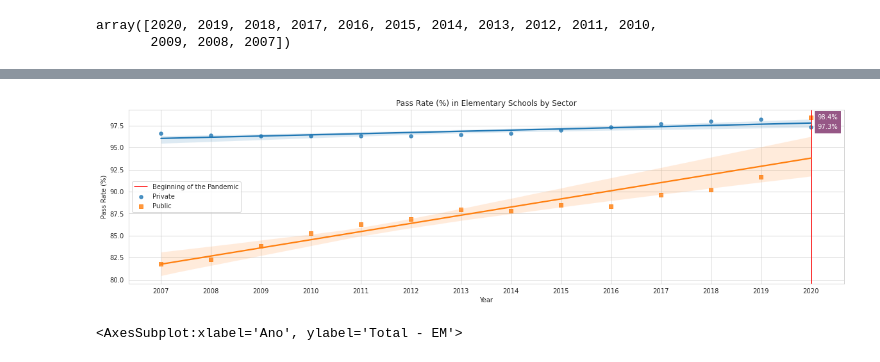
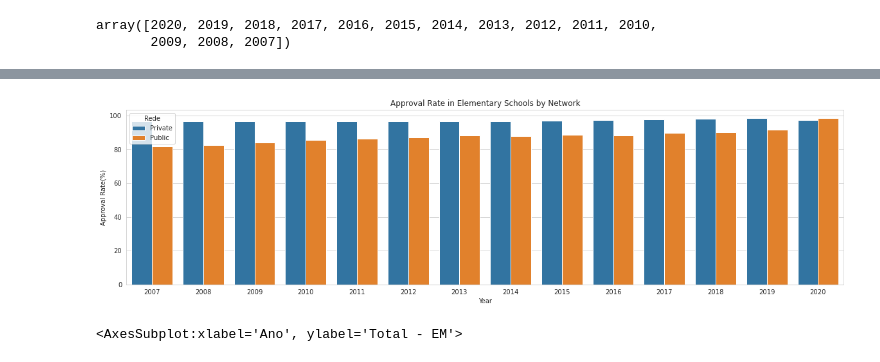
Before and after one commit to aianshay/covid-impacts-on-education, a Jupyter notebook: viz_rq3_rq4.ipynb, the cells around one changed output, grey strips where cells are left out. Drawn from its saved outputs; the diff is of its cells as text; code cells hidden in the pictures.

```diff
--- a/viz_rq3_rq4.ipynb
+++ b/viz_rq3_rq4.ipynb
@@ -121,0 +201,11 @@ sns.lineplot(data=urban_rural_data, x='Ano', y='Total - EM', hue='Localização'
+# %%
+plt.figure(figsize=(20,5))
+#plt.axvline(x=12.5, label="Beginning of the Pandemic", color="red", linestyle='-')
+sns.set_style("whitegrid")
+
+sns.barplot(data=approval_urban_rural, x='Ano', y='Total - EM',
+                  hue='Localização')
+
+plt.title("Approval Rate in High Schools by Localization")
+plt.ylabel("Approval Rate(%)")
+plt.xlabel("Year");
@@ -121,0 +225,9 @@ sns.lineplot(data=urban_rural_data, x='Ano', y='Total - EM', hue='Localização'
+# %%
+def translate_network(value):
+    if value == "Pública":
+        return "Public"
+
+    if value == 'Privada':
+        return "Private"
+
+approval_public_private['Rede'] = approval_public_private.Rede.apply(translate_network)
@@ -155,27 +264,16 @@ sns.lineplot(data=public_private_data, x='Ano', y='Total - EF', hue='Rede')
 # %%
 plt.figure(figsize=(20,5))
-plt.axvline(x=2020.01, label="Beginning of the Pandemic", color='red', linestyle='-')
+#plt.axvline(x=12.5, label="Beginning of the Pandemic", color="red", linestyle='-')
 sns.set_style("whitegrid")
-ax = sns.regplot(data=private, x='Ano', y='Total - EF', label="Private", marker="o", scatter_kws={'s':markersize})
 
-ax.set(xticks=public.Ano.values)
+sns.barplot(data=approval_public_private, x='Ano', y='Total - EF',
+                  hue='Rede')
 
-sns.regplot(data=public, x='Ano', y='Total - EF', label="Public", marker="s", scatter_kws={'s':markersize})
-
-plt.title("Pass Rate (%) in Elementary Schools by Sector")
-plt.ylabel("Pass Rate (%)")
-plt.xlabel("Year")
-
-y_2020_private = private[private.Ano == 2020]['Total - EF'].iloc[0]
-plt.text(2020 + x_shift, y_2020_private - y_shift, '{:.1f}%'.format(y_2020_private), color='white').set_backgroundcolor('#965786')
-
-y_2020_public = public[public.Ano == 2020]['Total - EF'].iloc[0]
-plt.text(2020 + x_shift, y_2020_public - y_shift, '{:.1f}%'.format(y_2020_public), color='white').set_backgroundcolor('#965786')
-
-plt.legend()
-plt.show()
+plt.title("Approval Rate in Elementary Schools by Network")
+plt.ylabel("Approval Rate(%)")
+plt.xlabel("Year");
 # %% [output]
-[figure, old version]
+[figure, new version]
 # %%
 #high school
 sns.lineplot(data=public_private_data, x='Ano', y='Total - EM', hue='Rede')
```
Also changed, not shown: parts of 42 cells of this notebook.
